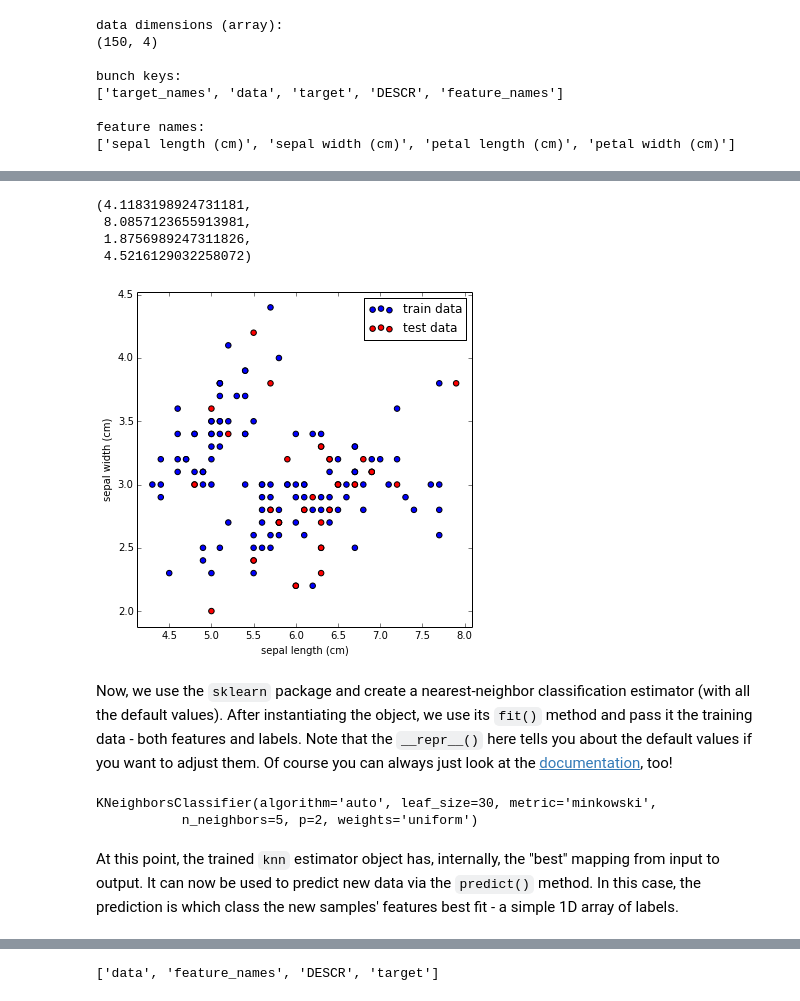
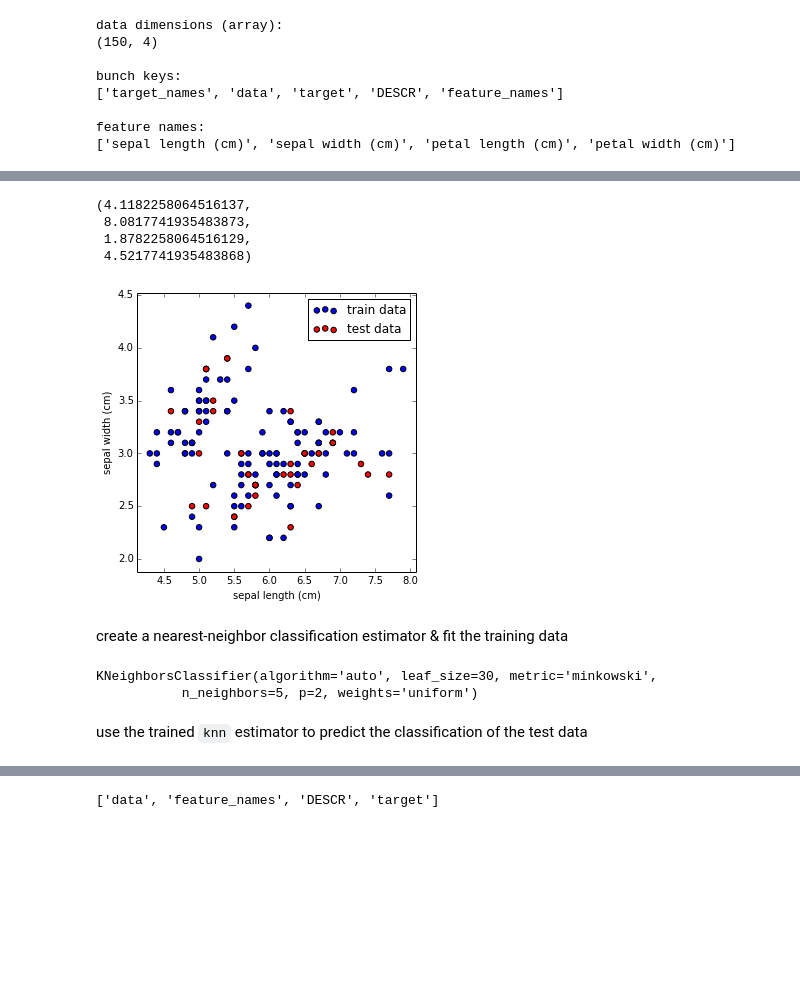
Before and after one commit to DrSkippy/Data-Science-45min-Intros, a Jupyter notebook: sklearn-101/sklearn-101.ipynb, the cells around one changed output, grey strips where cells are left out. Saved outputs shown, nothing was run; the diff lists cells and outputs as text; code cells hidden in the pictures; blank space fills up the shorter version.

```diff
--- a/sklearn-101/sklearn-101.ipynb
+++ b/sklearn-101/sklearn-101.ipynb
@@ -150,9 +150,9 @@ r = random.randint(0,100)
 np.random.seed(r)
 idx = np.random.permutation(len(iris_X))
 
-subset = 25
+subset = 30
 
-iris_X_train = iris_X[idx[:-subset]]  # all but the last 'subset' rows
+iris_X_train = iris_X[idx[:-subset]]  # all but last 'subset' rows
 iris_y_train = iris_y[idx[:-subset]]
-iris_X_test  = iris_X[idx[-subset:]]  # the last 'subset' rows
+iris_X_test  = iris_X[idx[-subset:]]  # last 'subset' rows
 iris_y_test  = iris_y[idx[-subset:]]
@@ -161,31 +159,31 @@ To see that we're choosing the training and test samples, we can again plot them
 # %%
-figsize(6,6)
+figsize(5,5)
 
 scatter(iris_X_train[:, 0:1]
         , iris_X_train[:, 1:2]
         , c="blue"
         , s=30
         , label="train data"
         )
 
 scatter(iris_X_test[:, 0:1]
         , iris_X_test[:, 1:2]
         , c="red"
         , s=30
         , label="test data"
         )
 xlabel("sepal length (cm)")
 ylabel("sepal width (cm)")
 legend()
 axis("tight")
 # %% [output]
-(4.1183198924731181,
- 8.0857123655913981,
- 1.8756989247311826,
- 4.5216129032258072)
+(4.1182258064516137,
+ 8.0817741935483873,
+ 1.8782258064516129,
+ 4.5217741935483868)
-[figure, old version]
+[figure, new version]
-# %% [markdown]
-Now, we use the ``sklearn`` package and create a nearest-neighbor classification estimator (with all the default values). After instantiating the object, we use its ``fit()`` method and pass it the training data - both features and labels. Note that the ``__repr__()`` here tells you about the default values if you want to adjust them. Of course you can always just look at the [documentation](http://scikit-learn.org/stable/modules/generated/sklearn.neighbors.KNeighborsClassifier.html#sklearn.neighbors.KNeighborsClassifier), too!
+# %% [markdown]
+create a nearest-neighbor classification estimator & fit the training data
 # %%
 from sklearn.neighbors import KNeighborsClassifier
 
@@ -196,8 +194,8 @@ knn.fit(iris_X_train, iris_y_train)
 # %% [output]
 KNeighborsClassifier(algorithm='auto', leaf_size=30, metric='minkowski',
            n_neighbors=5, p=2, weights='uniform')
-# %% [markdown]
-At this point, the trained ``knn`` estimator object has, internally, the "best" mapping from input to output. It can now be used to predict new data via the ``predict()`` method. In this case, the prediction is which class the new samples' features best fit - a simple 1D array of labels.
+# %% [markdown]
+use the trained ``knn`` estimator to predict the classification of the test data
 # %%
 # predict the labels for the test data, using the trained model
 iris_y_predict = knn.predict(iris_X_test)
```
Also changed, not shown: parts of 57 cells of this notebook, 1 other file.
